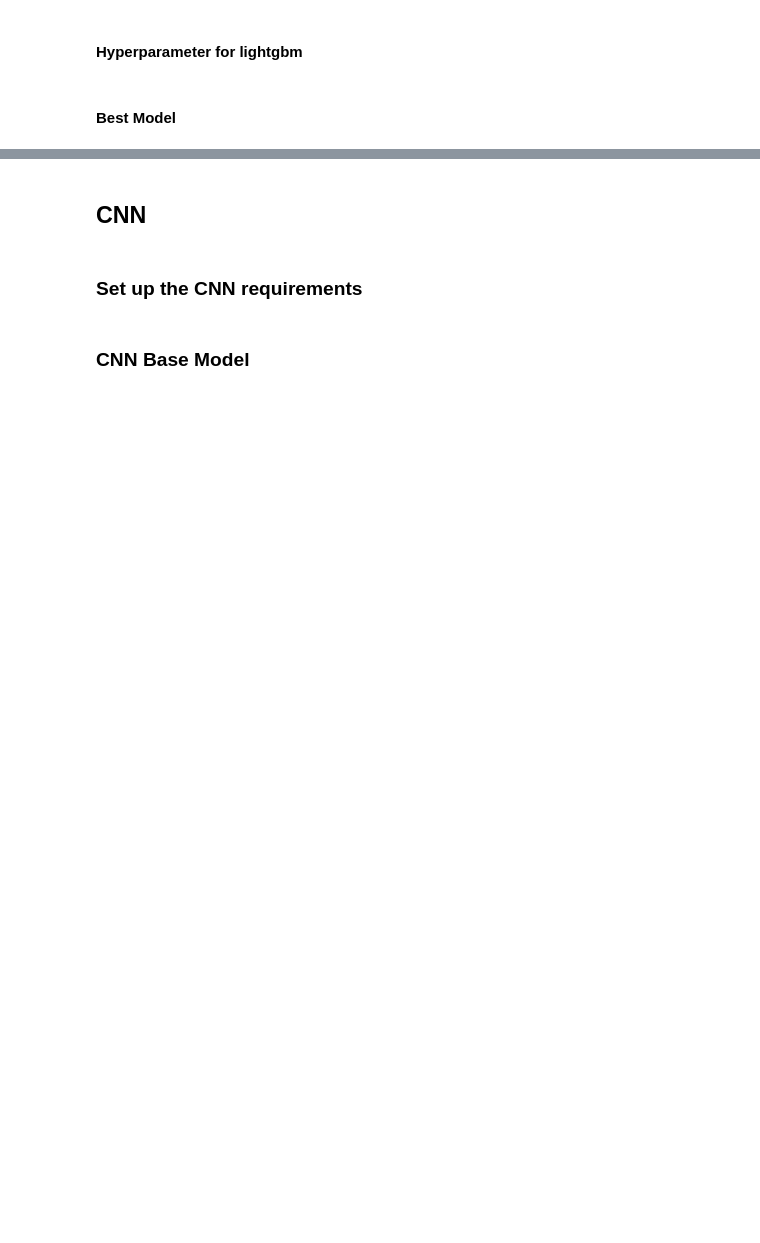
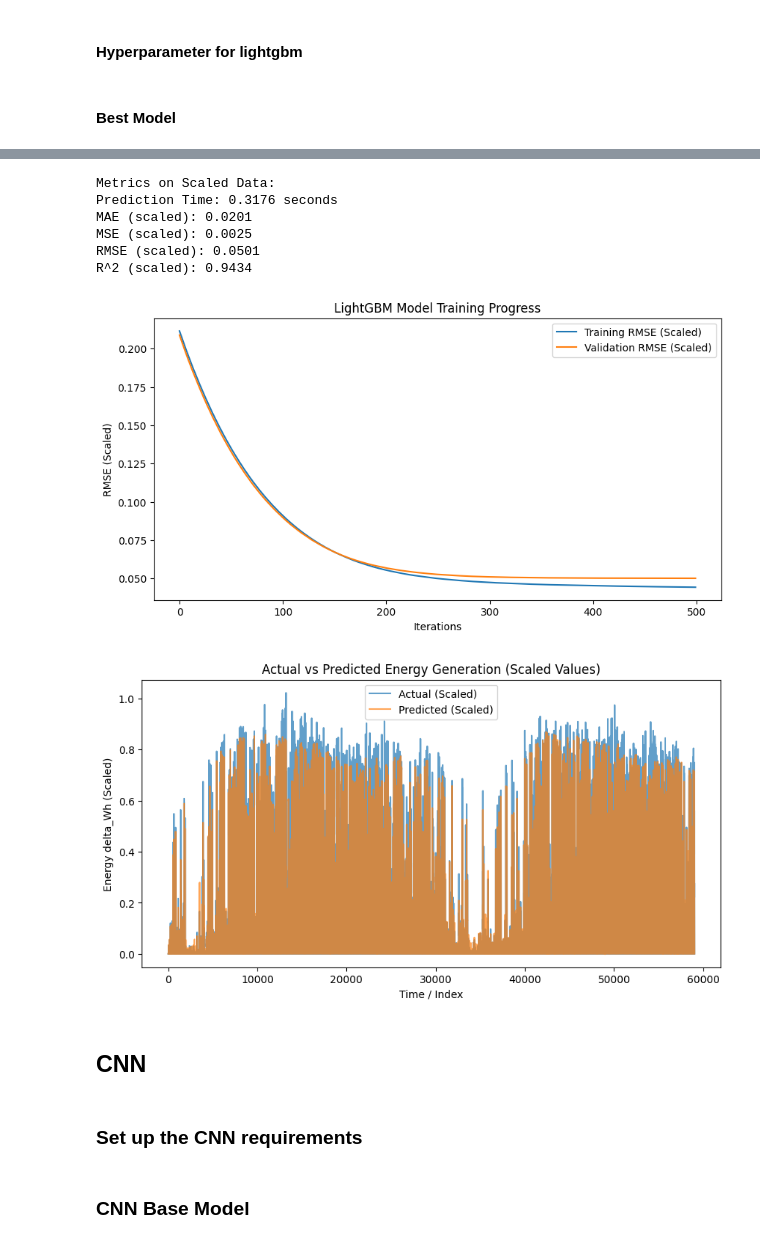
Before and after one commit to chenming7777/greenlight, a Jupyter notebook: solar_preprocessing/solar_model.ipynb, the cells around one changed output, grey strips where cells are left out. Drawn from its saved outputs; the diff is of its cells as text; code cells hidden in the pictures; blank space fills up the shorter version.

```diff
--- a/solar_preprocessing/solar_model.ipynb
+++ b/solar_preprocessing/solar_model.ipynb
@@ -467,3 +368,45 @@ R^2: 0.9434038341014805
+# %%
+# Using scaled values directly without inverse transform
+mae_scaled = mean_absolute_error(y_test_scaled, y_pred_scaled)
+mse_scaled = mean_squared_error(y_test_scaled, y_pred_scaled)
+rmse_scaled = np.sqrt(mse_scaled)
+r2_scaled = r2_score(y_test_scaled, y_pred_scaled)
+
+print("\nMetrics on Scaled Data:")
+print(f"Prediction Time: {predict_time:.4f} seconds")
+print(f"MAE (scaled): {mae_scaled:.4f}")
+print(f"MSE (scaled): {mse_scaled:.4f}")
+print(f"RMSE (scaled): {rmse_scaled:.4f}")
+print(f"R^2 (scaled): {r2_scaled:.4f}")
+
+# Plot RMSE curve using scaled values (same as before)
+plt.figure(figsize=(10, 5))
+plt.plot(evals_result["training"]["rmse"], label="Training RMSE (Scaled)")
+plt.plot(evals_result["valid_1"]["rmse"], label="Validation RMSE (Scaled)")
+plt.xlabel("Iterations")
+plt.ylabel("RMSE (Scaled)")
+plt.title("LightGBM Model Training Progress")
+plt.legend()
+plt.show()
+
+# Plot actual vs predicted using scaled values
+plt.figure(figsize=(10, 5))
+plt.plot(y_test_scaled, label='Actual (Scaled)', alpha=0.7)
+plt.plot(y_pred_scaled, label='Predicted (Scaled)', alpha=0.7)
+plt.xlabel('Time / Index')
+plt.ylabel('Energy delta_Wh (Scaled)')
+plt.title('Actual vs Predicted Energy Generation (Scaled Values)')
+plt.legend()
+plt.show()
+# %% [output]
+Metrics on Scaled Data:
+Prediction Time: 0.3176 seconds
+MAE (scaled): 0.0201
+MSE (scaled): 0.0025
+RMSE (scaled): 0.0501
+R^2 (scaled): 0.9434
+[figure, added]
+[figure, added]
 # %% [markdown]
 ## CNN
 # %% [markdown]
```
Also changed, not shown: parts of 27 cells of this notebook, 4 other files.
